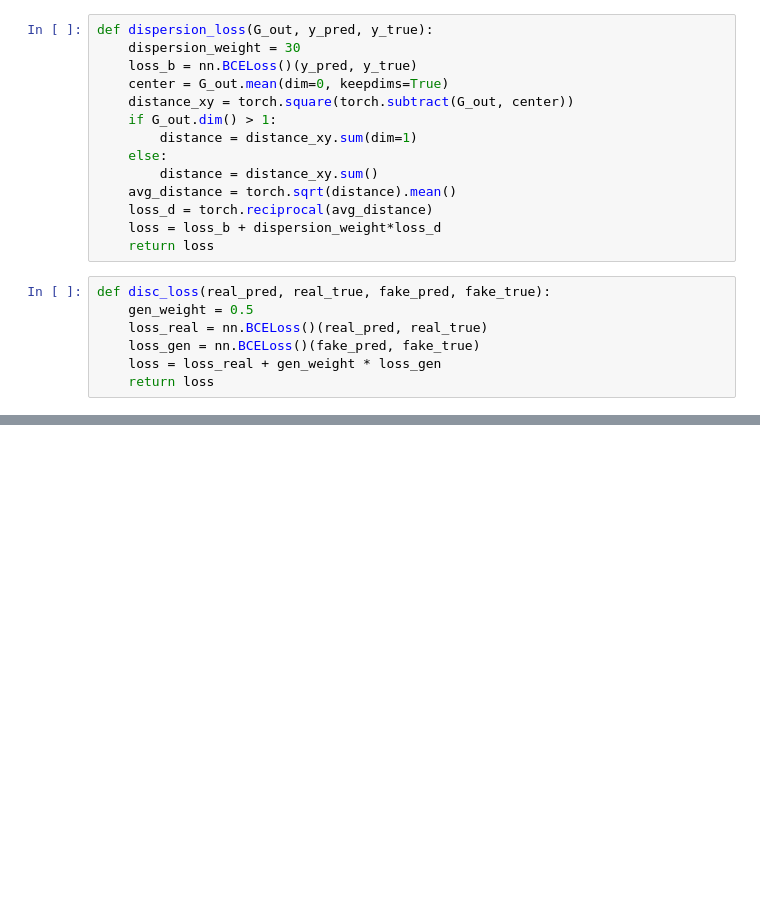
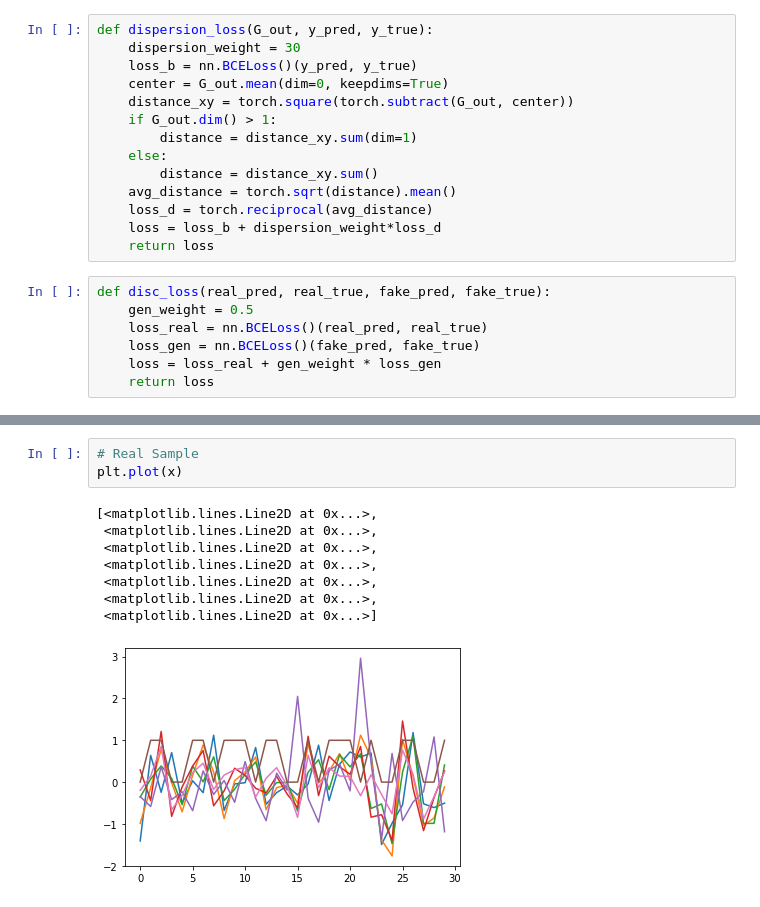
Before and after one commit to martin-sedlacek/ad-in-financial-data, a Jupyter notebook: Fence-GAN.ipynb, the cells around one changed output, grey strips where cells are left out. Saved outputs shown, nothing was run; the diff lists cells and outputs as text; blank space fills up the shorter version.

```diff
--- a/Fence-GAN.ipynb
+++ b/Fence-GAN.ipynb
@@ -122,0 +141,12 @@ EM: 0.00024029180356682406, MV: 4.020215862333082e-06
+# %%
+# Real Sample
+plt.plot(x)
+# %% [output]
+[<matplotlib.lines.Line2D at 0x...>,
+ <matplotlib.lines.Line2D at 0x...>,
+ <matplotlib.lines.Line2D at 0x...>,
+ <matplotlib.lines.Line2D at 0x...>,
+ <matplotlib.lines.Line2D at 0x...>,
+ <matplotlib.lines.Line2D at 0x...>,
+ <matplotlib.lines.Line2D at 0x...>]
+[figure, added]
```
Also changed, not shown: parts of 14 cells of this notebook, 1 other file.
